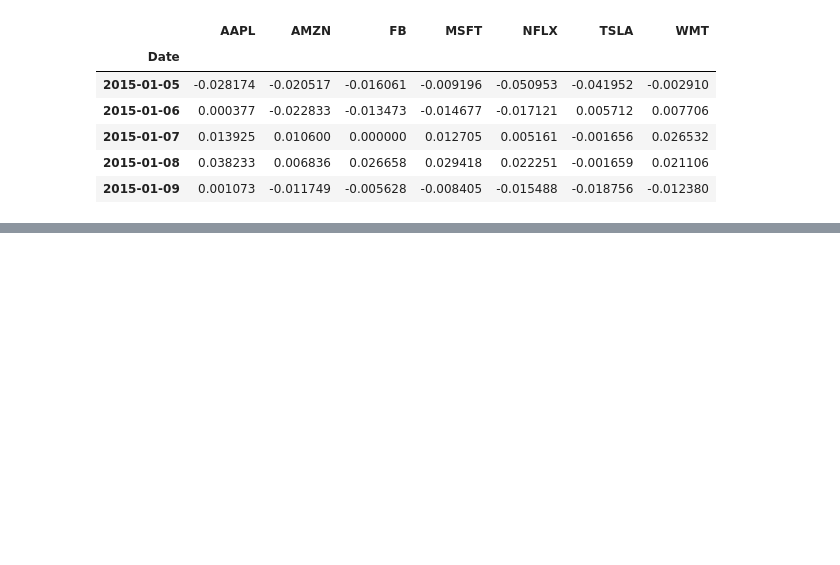
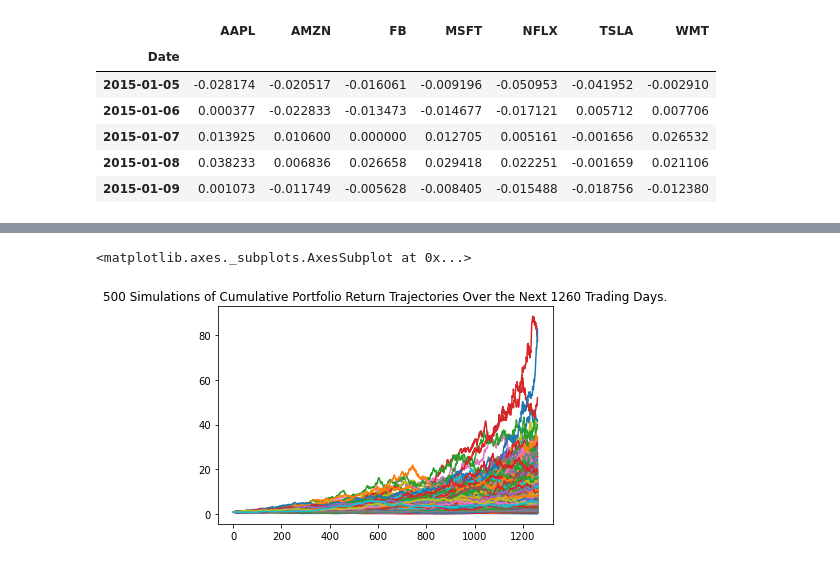
Before and after one commit to jerry1998728/SIP-Project, a Jupyter notebook: MC_simulation.ipynb, the cells around one changed output, grey strips where cells are left out. Saved outputs shown, nothing was run; the diff lists cells and outputs as text; code cells hidden in the pictures; blank space fills up the shorter version.

```diff
--- a/MC_simulation.ipynb
+++ b/MC_simulation.ipynb
@@ -131,0 +254,5 @@ NameError: name 'MC_AAPL' is not defined
+# %%
+MC_keys['AMZN'].plot_simulation()
+# %% [output]
+<matplotlib.axes._subplots.AxesSubplot at 0x...>
+[figure, added]
```
Also changed, not shown: parts of 54 cells of this notebook, 12 other files.
